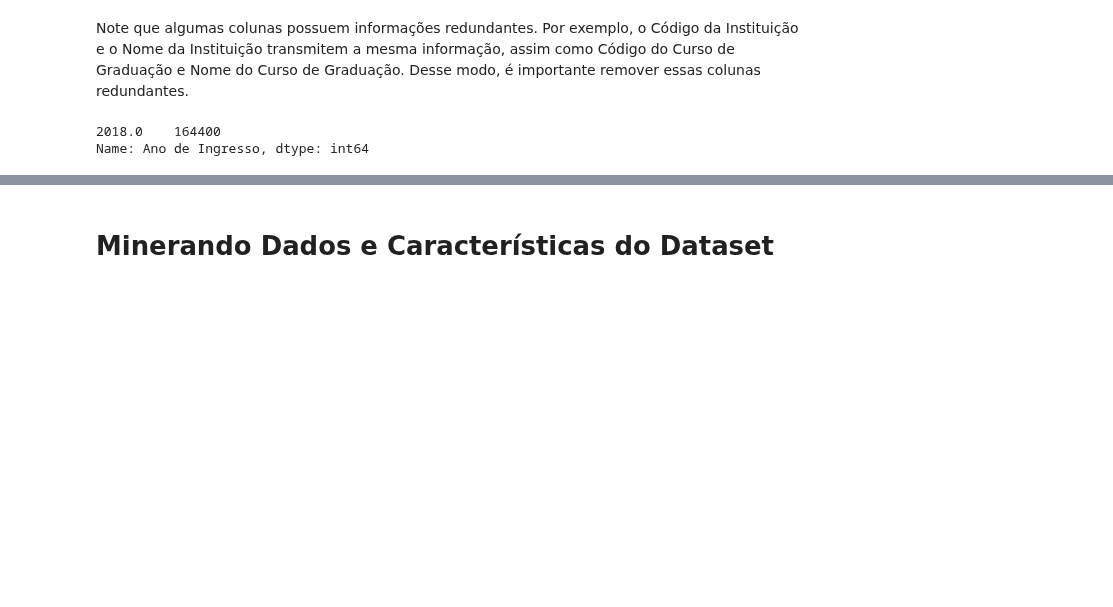
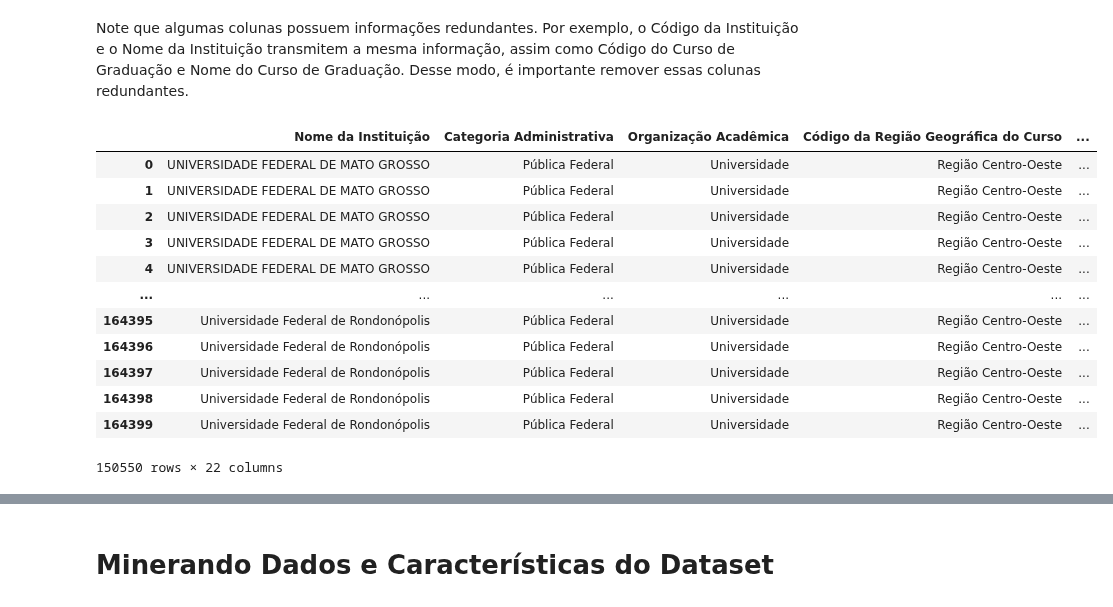
Before and after one commit to carneirogabrielly/Projeto-Microdados, a Jupyter notebook: Gabi.ipynb, the cells around one changed output, grey strips where cells are left out. Saved outputs shown, nothing was run; the diff lists cells and outputs as text; code cells hidden in the pictures; blank space fills up the shorter version.

```diff
--- a/Gabi.ipynb
+++ b/Gabi.ipynb
@@ -178,12 +162,12 @@ dtype: object
 # %% [markdown]
 Alterando tipos das colunas e tornando os nomes mais intuitivos
 # %%
-#Modificando os tipos
-df["Categoria Administrativa"] = df['Categoria Administrativa'].replace([1, 2, 3, 4, 5, 6], ['Pública Federal','Pública Estadual', 'Pública Municipal', 'Privada com fins lucrativos', 'Privada sem fins lucrativos', 'Especial'])
-df['Organização Acadêmica'] = df['Organização Acadêmica'].replace([1, 2, 3, 4, 5], ['Universidade', 'Centro Universitário', 'Faculdade', 'Instituto Federal de Educação, Ciência e Tecnologia', 'Centro Federal de Educação Tecnológica'])
-df['Grau Acadêmico'] = df['Grau Acadêmico'].replace([1, 2, 3], ['Bacharelado', 'Licenciatura', 'Tecnológico'])
-df['Código da Região Geográfica do Curso'] = df['Código da Região Geográfica do Curso'].replace([1,2,3,4,5],['Região Norte','Região Nordeste','Região Sudeste','Região Sul','Região Centro-Oeste'])
-df['Modalidade de Ensino'] = df['Modalidade de Ensino'].replace([1,2],['Presencial', 'Curso a distância'])
+# #Modificando os tipos
+# df["Categoria Administrativa"] = df['Categoria Administrativa'].replace([1, 2, 3, 4, 5, 6], ['Pública Federal','Pública Estadual', 'Pública Municipal', 'Privada com fins lucrativos', 'Privada sem fins lucrativos', 'Especial'])
+# df['Organização Acadêmica'] = df['Organização Acadêmica'].replace([1, 2, 3, 4, 5], ['Universidade', 'Centro Universitário', 'Faculdade', 'Instituto Federal de Educação, Ciência e Tecnologia', 'Centro Federal de Educação Tecnológica'])
+# df['Grau Acadêmico'] = df['Grau Acadêmico'].replace([1, 2, 3], ['Bacharelado', 'Licenciatura', 'Tecnológico'])
+# df['Código da Região Geográfica do Curso'] = df['Código da Região Geográfica do Curso'].replace([1,2,3,4,5],['Região Norte','Região Nordeste','Região Sudeste','Região Sul','Região Centro-Oeste'])
+# df['Modalidade de Ensino'] = df['Modalidade de Ensino'].replace([1,2],['Presencial', 'Curso a distância'])
 # %% [markdown]
 Verificando informações incompletas da base de dados
 # %%
@@ -218,7 +187,4 @@ dataframe
 # %%
-# Removendo as linhas com pelo menos um NaN
-dados = dataframe.dropna()
-
 # Exibindo o DataFrame resultante
 dados
 # %% [output]
@@ -259,9 +225,25 @@ dtype: object
 # Removendo colunas redundantes antes do cruzamento de dados
 # %% [markdown]
 Note que algumas colunas possuem informações redundantes. Por exemplo, o Código da Instituição e o Nome da Instituição transmitem a mesma informação, assim como Código do Curso de Graduação e Nome do Curso de Graduação. Desse modo, é importante remover essas colunas redundantes.
-# %%
-# dados["Ano de Ingresso"].value_counts()
-df["Ano de Ingresso"].value_counts()
-# %% [output]
-2018.0    164400
-Name: Ano de Ingresso, dtype: int64
+# %%
+colunas_a_remover = ['Código da Instituição', 'Código do Curso de Graduação', 'Nome do Curso de Graduação', 'Código da área do Curso segundo a classificação CINE BRASIL', 'Código da Grande Área do Curso segundo a classificação CINE BRASIL', 'Nome da Grande Área do Curso segundo a classificação CINE BRASIL', 'Ano de Ingresso', 'Ano de Integralização do Curso', 'Ano Máximo de Acompanhamento do Curso', ]
+
+# Removendo as colunas especificadas
+dataframe = dados.drop(colunas_a_remover, axis=1)
+
+# Exibindo o DataFrame resultante
+dataframe
+# %% [output]
+|  | Nome da Instituição | Categoria Administrativa | Organização Acadêmica | Código da Região Geográfica do Curso | ... |
+| 0 | UNIVERSIDADE FEDERAL DE MATO GROSSO | Pública Federal | Universidade | Região Centro-Oeste | ... |
+| 1 | UNIVERSIDADE FEDERAL DE MATO GROSSO | Pública Federal | Universidade | Região Centro-Oeste | ... |
+| 2 | UNIVERSIDADE FEDERAL DE MATO GROSSO | Pública Federal | Universidade | Região Centro-Oeste | ... |
+| 3 | UNIVERSIDADE FEDERAL DE MATO GROSSO | Pública Federal | Universidade | Região Centro-Oeste | ... |
+| 4 | UNIVERSIDADE FEDERAL DE MATO GROSSO | Pública Federal | Universidade | Região Centro-Oeste | ... |
+| ... | ... | ... | ... | ... | ... |
+| 164395 | Universidade Federal de Rondonópolis | Pública Federal | Universidade | Região Centro-Oeste | ... |
+| 164396 | Universidade Federal de Rondonópolis | Pública Federal | Universidade | Região Centro-Oeste | ... |
+| 164397 | Universidade Federal de Rondonópolis | Pública Federal | Universidade | Região Centro-Oeste | ... |
+| 164398 | Universidade Federal de Rondonópolis | Pública Federal | Universidade | Região Centro-Oeste | ... |
+| 164399 | Universidade Federal de Rondonópolis | Pública Federal | Universidade | Região Centro-Oeste | ... |
+150550 rows × 22 columns
```
Also changed, not shown: parts of 7 cells of this notebook.
